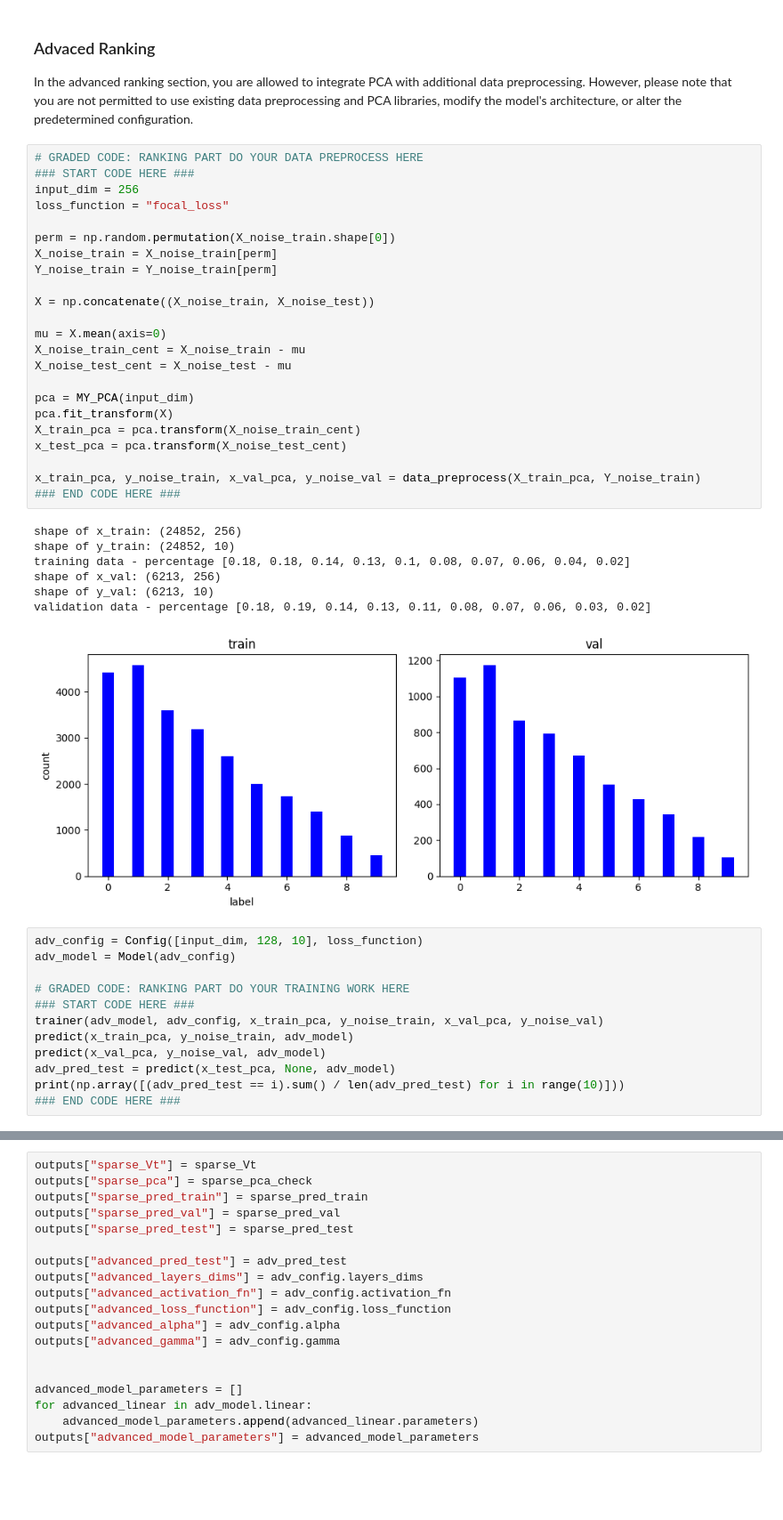
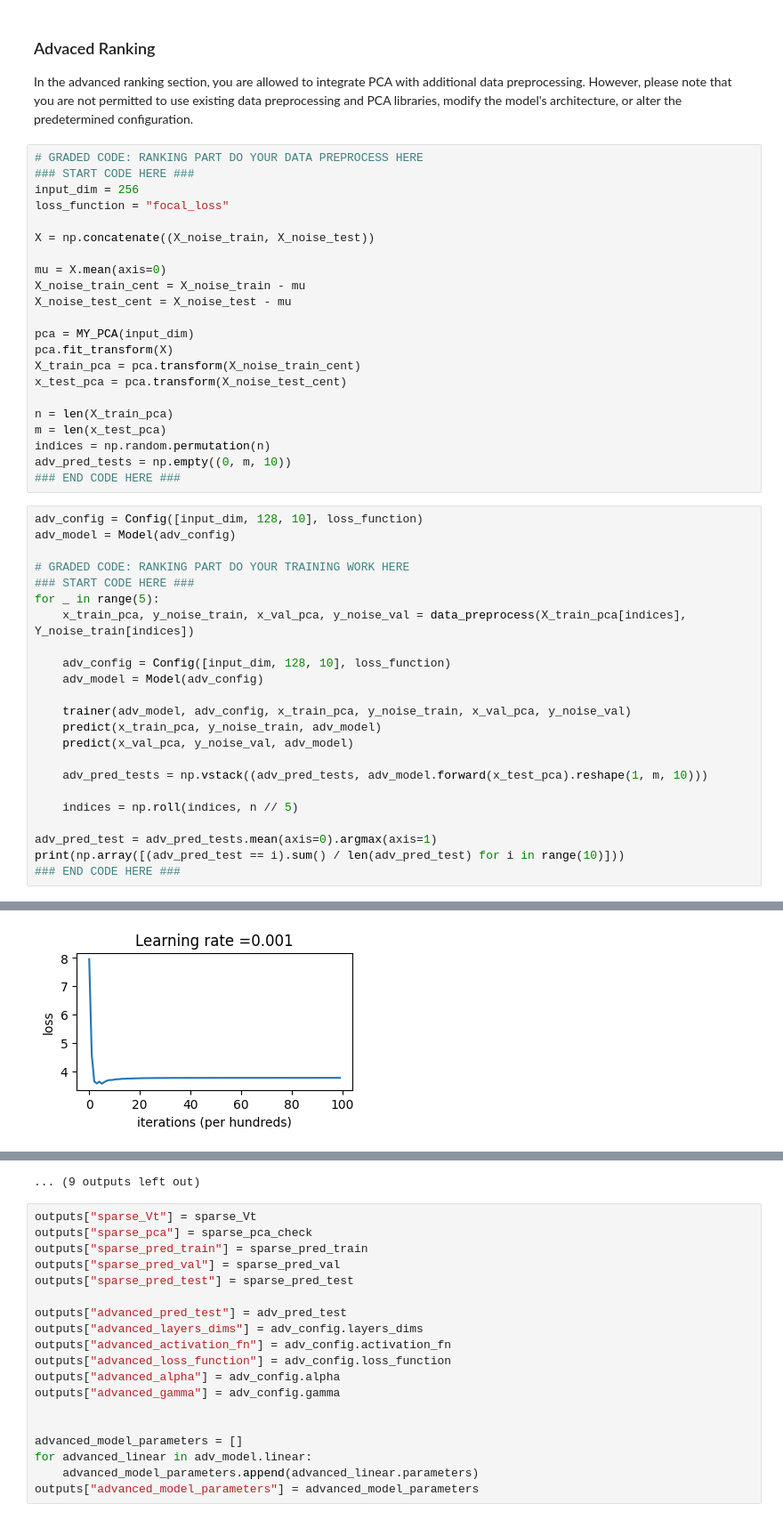
Before and after one commit to nevikw39/ML, a Jupyter notebook: HW4/HW4.ipynb, the cells around one changed output, grey strips where cells are left out. Shown at 89% size. Saved outputs shown, nothing was run; the diff lists cells and outputs as text; blank space fills up the shorter version.

Commit message:
HW4 Cross Validation

```diff
--- a/HW4/HW4.ipynb
+++ b/HW4/HW4.ipynb
@@ -435,10 +435,6 @@ In the advanced ranking section, you are allowed to integrate PCA with additiona
 ### START CODE HERE ###
 input_dim = 256
 loss_function = "focal_loss"
-
-perm = np.random.permutation(X_noise_train.shape[0])
-X_noise_train = X_noise_train[perm]
-Y_noise_train = Y_noise_train[perm]
 
 X = np.concatenate((X_noise_train, X_noise_test))
 
@@ -451,26 +447,32 @@ pca.fit_transform(X)
 X_train_pca = pca.transform(X_noise_train_cent)
 x_test_pca = pca.transform(X_noise_test_cent)
 
-x_train_pca, y_noise_train, x_val_pca, y_noise_val = data_preprocess(X_train_pca, Y_noise_train)
+n = len(X_train_pca)
+m = len(x_test_pca)
+indices = np.random.permutation(n)
+adv_pred_tests = np.empty((0, m, 10))
 ### END CODE HERE ###
-# %% [output]
-shape of x_train: (24852, 256)
-shape of y_train: (24852, 10)
-training data - percentage [0.18, 0.18, 0.14, 0.13, 0.1, 0.08, 0.07, 0.06, 0.04, 0.02]
-shape of x_val: (6213, 256)
-shape of y_val: (6213, 10)
-validation data - percentage [0.18, 0.19, 0.14, 0.13, 0.11, 0.08, 0.07, 0.06, 0.03, 0.02]
-[figure, removed]
 # %%
 adv_config = Config([input_dim, 128, 10], loss_function)
 adv_model = Model(adv_config)
 
 # GRADED CODE: RANKING PART DO YOUR TRAINING WORK HERE
 ### START CODE HERE ###
-trainer(adv_model, adv_config, x_train_pca, y_noise_train, x_val_pca, y_noise_val)
-predict(x_train_pca, y_noise_train, adv_model)
-predict(x_val_pca, y_noise_val, adv_model)
-adv_pred_test = predict(x_test_pca, None, adv_model)
+for _ in range(5):
+    x_train_pca, y_noise_train, x_val_pca, y_noise_val = data_preprocess(X_train_pca[indices], Y_noise_train[indices])
+
+    adv_config = Config([input_dim, 128, 10], loss_function)
+    adv_model = Model(adv_config)
+
+    trainer(adv_model, adv_config, x_train_pca, y_noise_train, x_val_pca, y_noise_val)
+    predict(x_train_pca, y_noise_train, adv_model)
+    predict(x_val_pca, y_noise_val, adv_model)
+
+    adv_pred_tests = np.vstack((adv_pred_tests, adv_model.forward(x_test_pca).reshape(1, m, 10)))
+
+    indices = np.roll(indices, n // 5)
+
+adv_pred_test = adv_pred_tests.mean(axis=0).argmax(axis=1)
 print(np.array([(adv_pred_test == i).sum() / len(adv_pred_test) for i in range(10)]))
 ### END CODE HERE ###
 # %% [output]
@@ -492,0 +491 @@ f1_macro score: 0.91
+[figure, added]
@@ -493,3 +534,4 @@ f1_macro score: 0.91
+... (9 outputs left out)
 # %%
 outputs["sparse_Vt"] = sparse_Vt
 outputs["sparse_pca"] = sparse_pca_check
```
Also changed, not shown: parts of 1 cell of this notebook, 1 other file.
